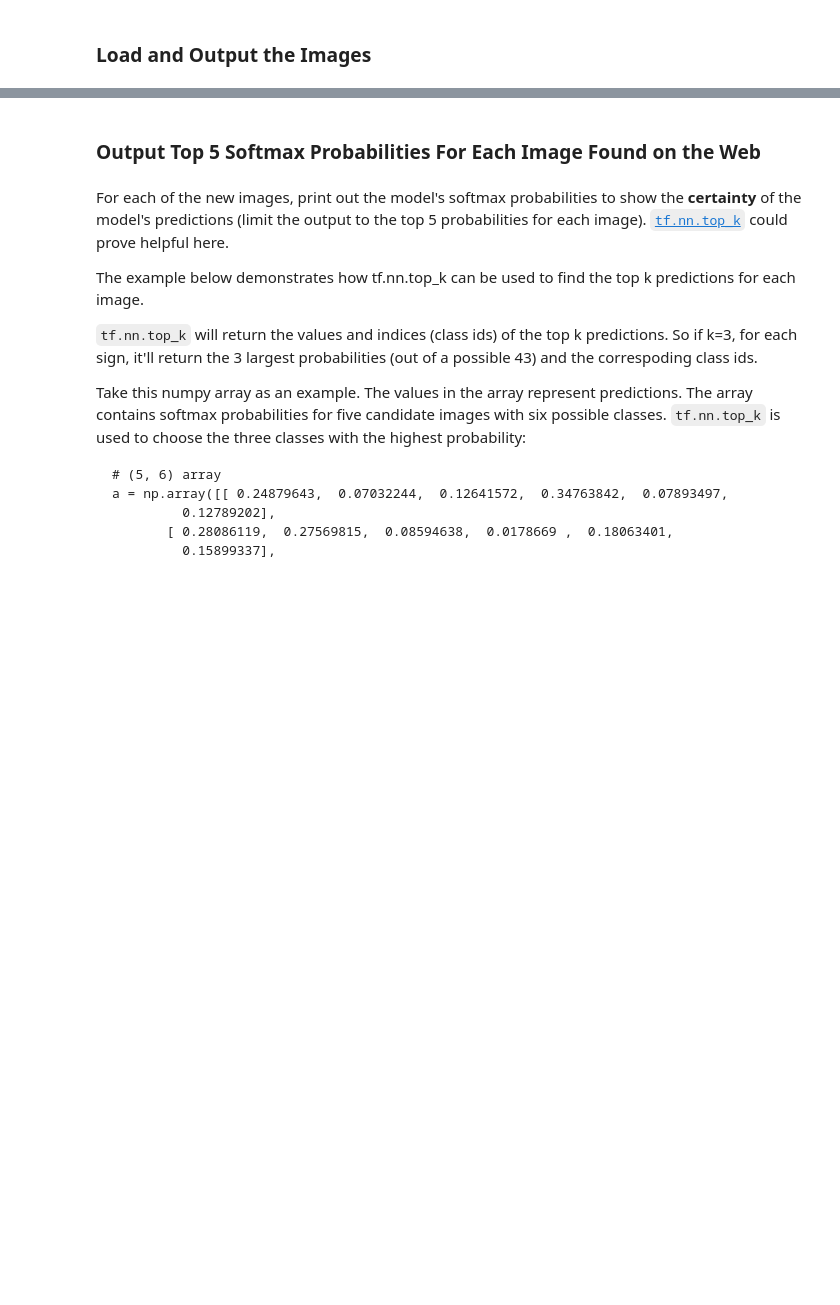
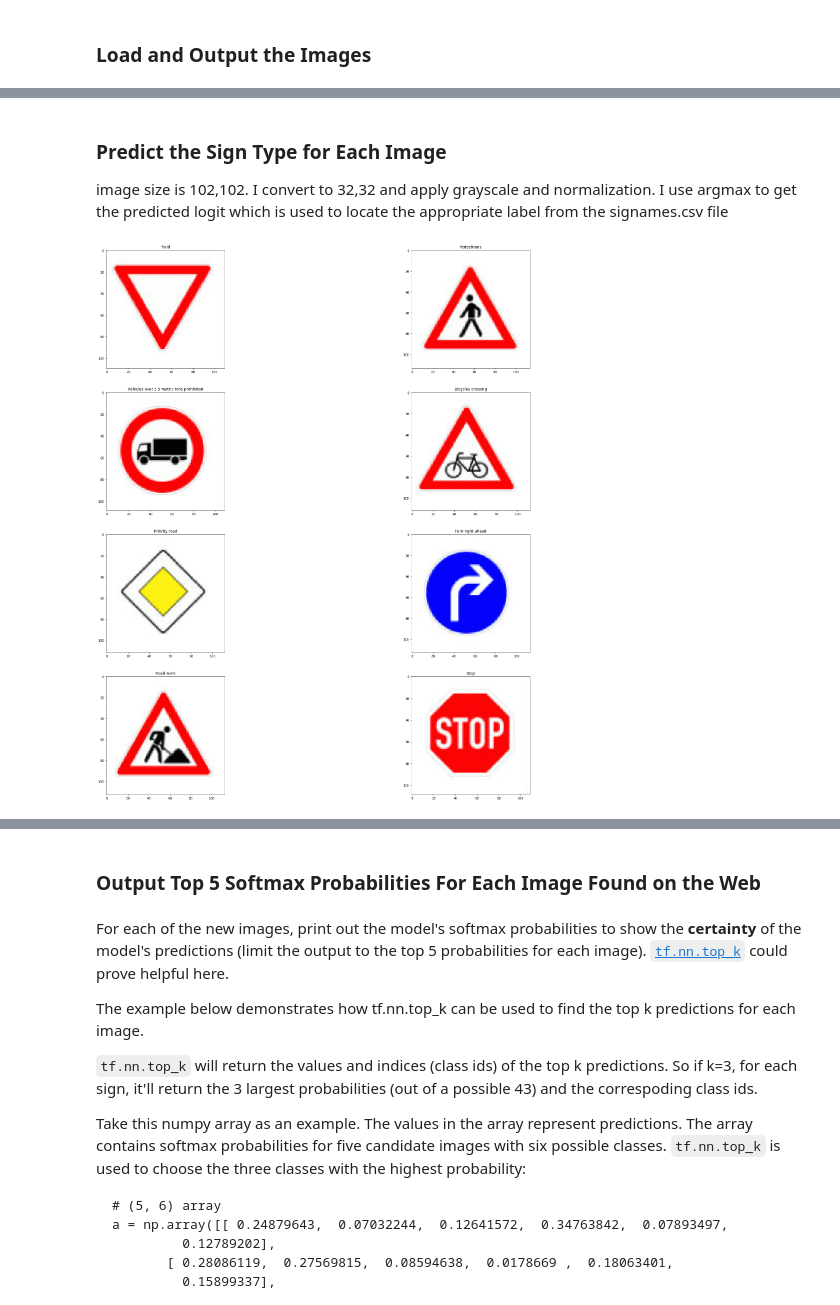
Before and after one commit to jfrattarola/CarND-Traffic-Sign-Classifier-Project, a Jupyter notebook: Traffic_Sign_Classifier.ipynb, the cells around one changed output, grey strips where cells are left out. Cells and saved outputs as stored; diff of their text form; code cells hidden in the pictures; blank space fills up the shorter version.

```diff
--- a/Traffic_Sign_Classifier.ipynb
+++ b/Traffic_Sign_Classifier.ipynb
@@ -316,0 +380,6 @@ You may find `signnames.csv` useful as it contains mappings from the class id (i
+# %%
+with tf.Session() as sess:
+    saver.restore(sess, tf.train.latest_checkpoint('.'))
+
+    test_accuracy = evaluate(X_test, y_test)
+    print("Test Accuracy = {:.3f}".format(test_accuracy))
@@ -332,0 +412,32 @@ You may find `signnames.csv` useful as it contains mappings from the class id (i
+# %% [markdown]
+### Predict the Sign Type for Each Image
+image size is 102,102. I convert to 32,32 and apply grayscale and normalization. I use argmax to get the predicted logit which is used to locate the appropriate label from the signames.csv file
+# %%
+### Run the predictions here and use the model to output the prediction for each image.
+### Make sure to pre-process the images with the same pre-processing pipeline used earlier.
+### Feel free to use as many code cells as needed.
+import csv
+from PIL import Image
+
+label_dict = None
+with open('signnames.csv', mode='r') as infile:
+    reader = csv.reader(infile)
+    next(reader, None)
+    label_dict = {int(rows[0]):rows[1] for rows in reader}
+
+
+with tf.Session() as sess:
+    saver.restore(sess, tf.train.latest_checkpoint('.'))
+    figure = plt.figure(figsize=(32,32))
+    for idx, file in enumerate(os.listdir('new_image_data')):
+        if '.jpg' in file:
+            image = Image.open('new_image_data/' + file)
+            image.thumbnail((32,32), Image.ANTIALIAS)
+            image = normalize(np.array([np.array(image)]))
+            logit = sess.run(tf.argmax(logits, 1), feed_dict={x:image, pkeep:1.0})
+            subplot = figure.add_subplot(4,2,idx+1)
+            img = mpimg.imread('new_image_data/' + file)
+            subplot.imshow(img)
+            subplot.set_title(label_dict[logit[0]])
+# %% [output]
+[figure, added]
```
Also changed, not shown: parts of 28 cells of this notebook, 2 other files.
